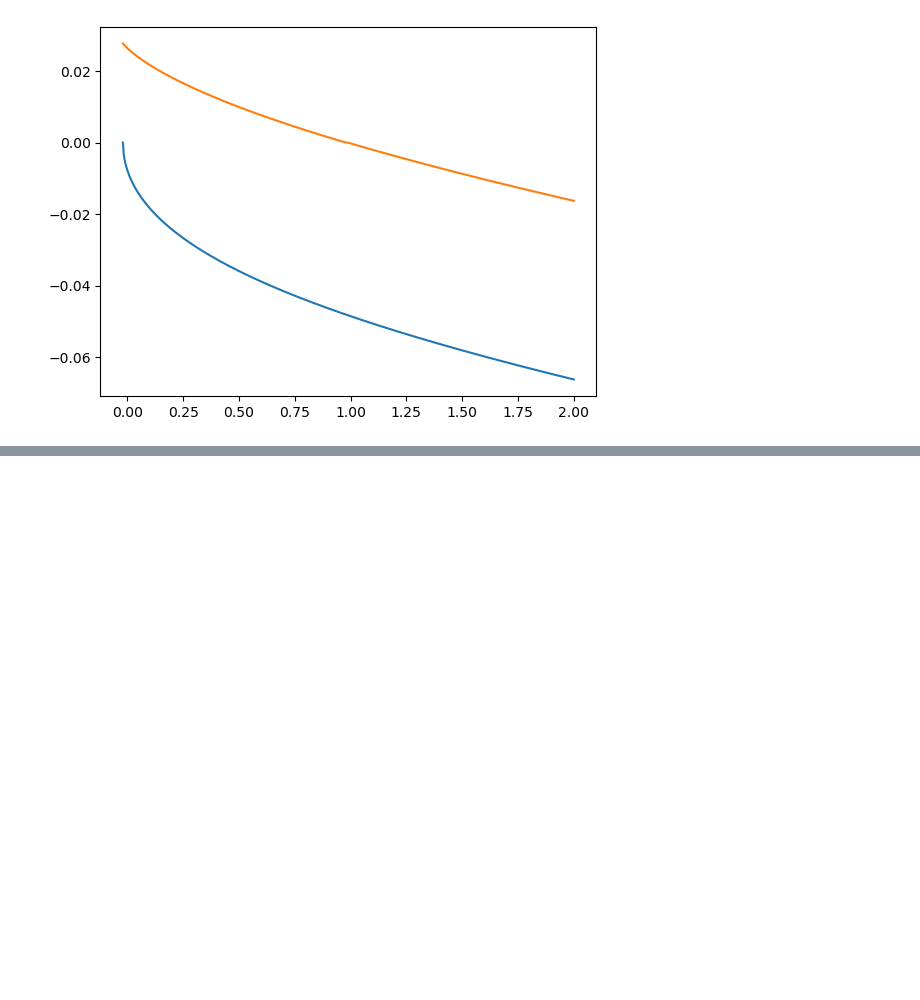
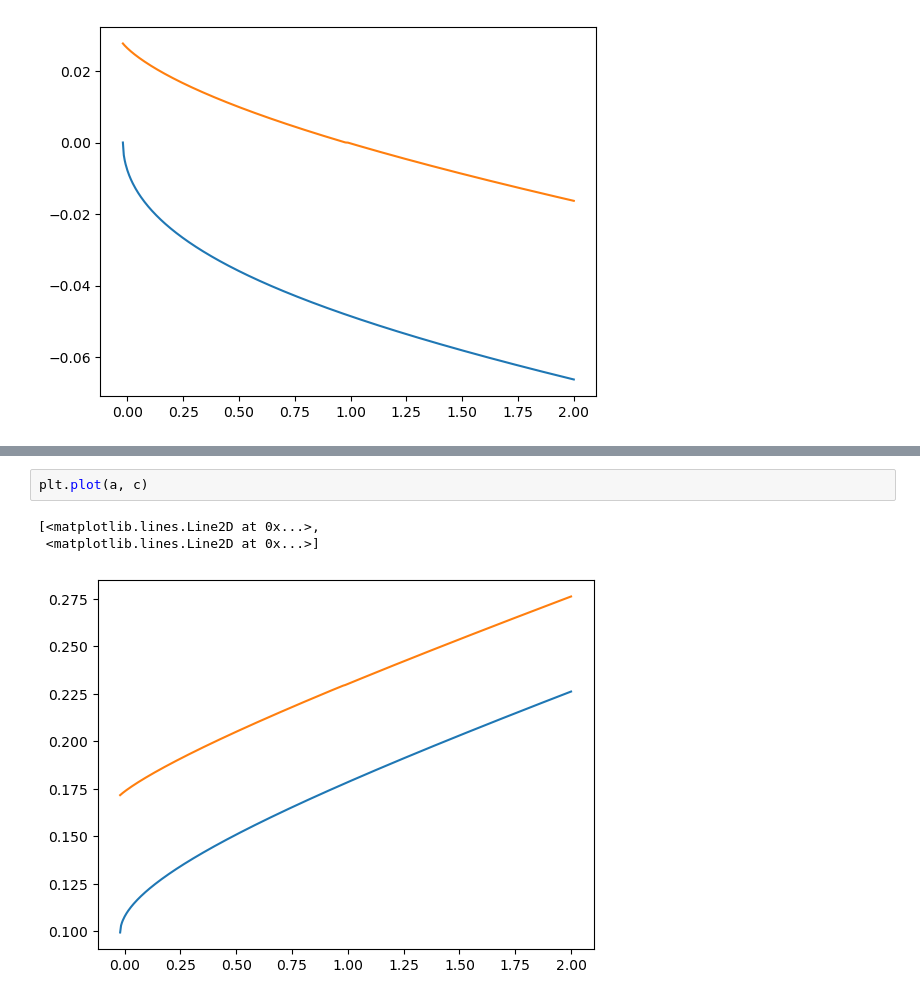
Before and after one commit to YongShen-98/HACT_Numerical_Appendix, a Jupyter notebook: section1/Implicit.ipynb, the cells around one changed output, grey strips where cells are left out. Saved outputs shown, nothing was run; the diff lists cells and outputs as text; blank space fills up the shorter version.

```diff
--- a/section1/Implicit.ipynb
+++ b/section1/Implicit.ipynb
@@ -127,0 +106,6 @@ array([[ 0.00000000e+00,  2.76938103e-02],
+# %%
+plt.plot(a, c)
+# %% [output]
+[<matplotlib.lines.Line2D at 0x...>,
+ <matplotlib.lines.Line2D at 0x...>]
+[figure, added]
```
Also changed, not shown: parts of 6 cells of this notebook, 24 other files.
